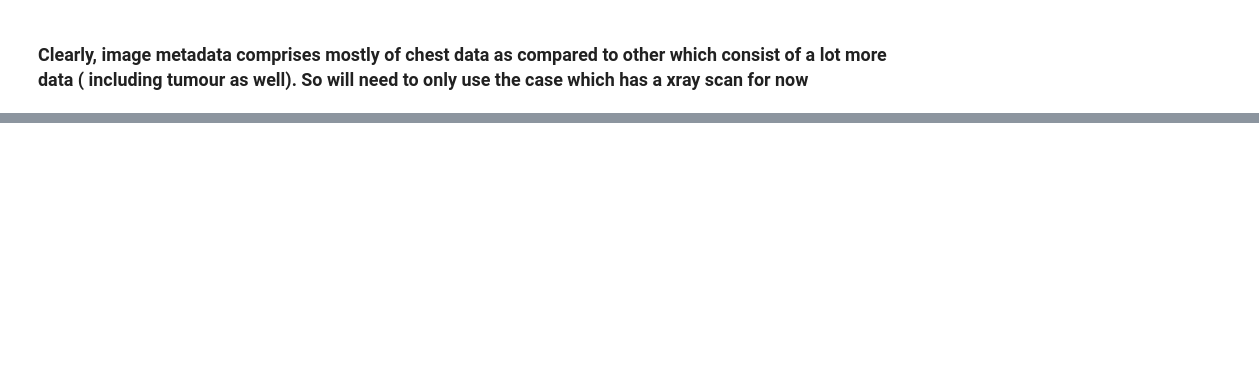
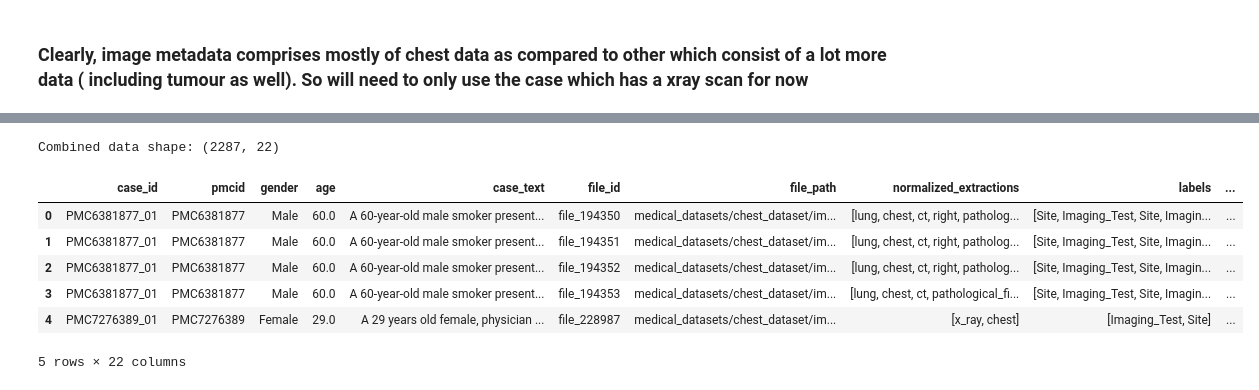
Before and after one commit to Archit381/Medical-Diagnosis-with-Graph-RAG, a Jupyter notebook: dataset/preprocessing_dataset.ipynb, the cells around one changed output, grey strips where cells are left out. Drawn from its saved outputs; the diff is of its cells as text; code cells hidden in the pictures; blank space fills up the shorter version.

```diff
--- a/dataset/preprocessing_dataset.ipynb
+++ b/dataset/preprocessing_dataset.ipynb
@@ -120,0 +114,17 @@ Image metadata consists of: (2287, 9)
+# %%
+# Now combining with case report citation csv but now new common column is pmcid
+
+combined_df = pd.merge(combined_df, case_report_citations, on='pmcid')
+
+print(f"Combined data shape: {combined_df.shape}")
+
+combined_df.head()
+# %% [output]
+Combined data shape: (2287, 22)
+|  | case_id | pmcid | gender | age | case_text | file_id | file_path | normalized_extractions | labels | ... |
+| 0 | PMC6381877_01 | PMC6381877 | Male | 60.0 | A 60-year-old male smoker present... | file_194350 | medical_datasets/chest_dataset/im... | [lung, chest, ct, right, patholog... | [Site, Imaging_Test, Site, Imagin... | ... |
+| 1 | PMC6381877_01 | PMC6381877 | Male | 60.0 | A 60-year-old male smoker present... | file_194351 | medical_datasets/chest_dataset/im... | [lung, chest, ct, right, patholog... | [Site, Imaging_Test, Site, Imagin... | ... |
+| 2 | PMC6381877_01 | PMC6381877 | Male | 60.0 | A 60-year-old male smoker present... | file_194352 | medical_datasets/chest_dataset/im... | [lung, chest, ct, right, patholog... | [Site, Imaging_Test, Site, Imagin... | ... |
+| 3 | PMC6381877_01 | PMC6381877 | Male | 60.0 | A 60-year-old male smoker present... | file_194353 | medical_datasets/chest_dataset/im... | [lung, chest, ct, pathological_fi... | [Site, Imaging_Test, Site, Imagin... | ... |
+| 4 | PMC7276389_01 | PMC7276389 | Female | 29.0 | A 29 years old female, physician ... | file_228987 | medical_datasets/chest_dataset/im... | [x_ray, chest] | [Imaging_Test, Site] | ... |
+5 rows × 22 columns
```
Also changed, not shown: parts of 12 cells of this notebook, 2 other files.
